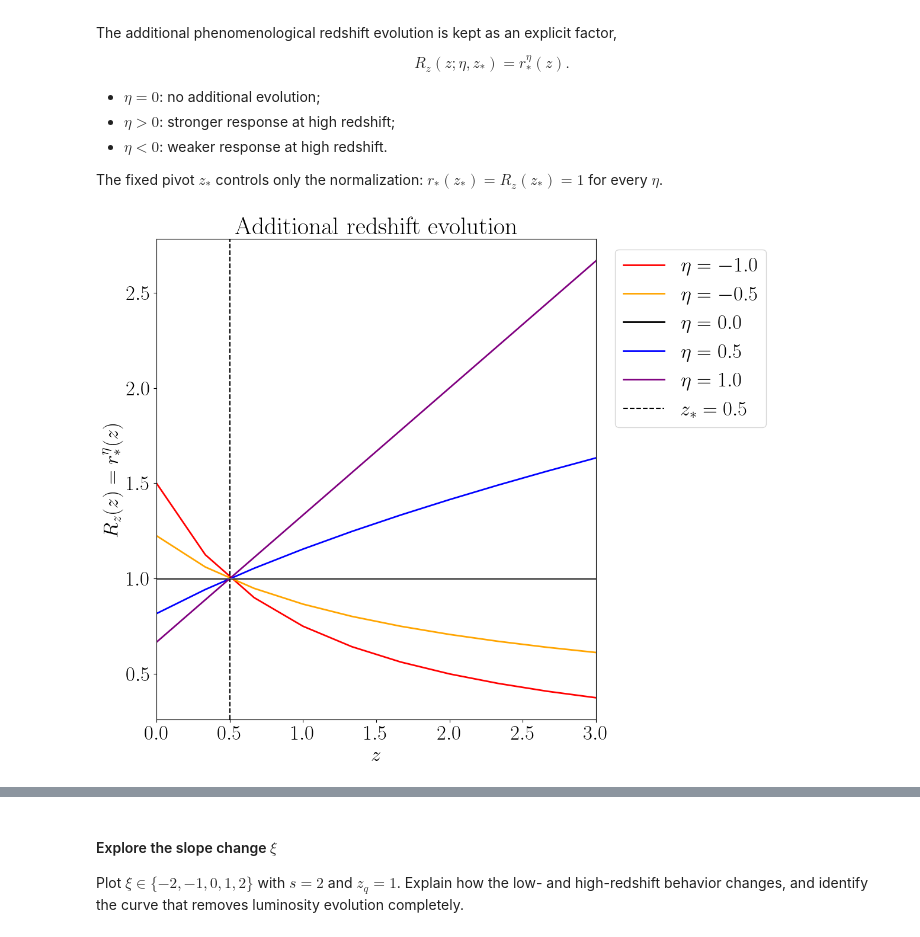
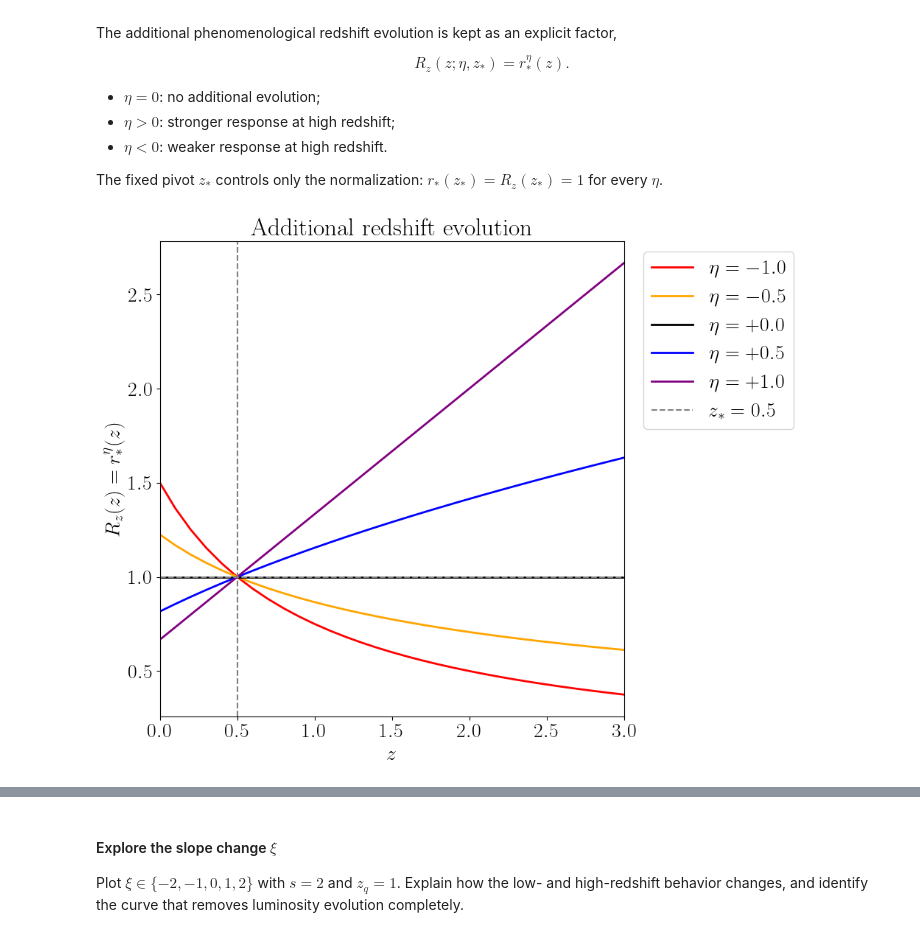
Before and after one commit to CosmoCloudZhang/IAFlowCloud, a Jupyter notebook: Code/NLA.ipynb, the cells around one changed output, grey strips where cells are left out. Drawn from its saved outputs; the diff is of its cells as text; code cells hidden in the pictures.

```diff
--- a/Code/NLA.ipynb
+++ b/Code/NLA.ipynb
@@ -179,13 +180,17 @@ from matplotlib import pyplot
 # %%
 pyplot.rcParams.update({
     "font.family": "Times New Roman",
-    "font.size": 25,
+    "font.size": 20,
     "text.usetex": True,
 })
+
+colour_list = ["red", "orange", "black", "blue", "purple"]
 # %%
 base_path = Path.cwd().parent if Path.cwd().name == "Code" else Path.cwd()
 code_path = base_path / "Code"
 data_path = base_path / "Data"
+figure_path = base_path / "Figure" / "NLA"
+figure_path.mkdir(parents=True, exist_ok=True)
 
 if str(code_path) not in sys.path:
     sys.path.insert(0, str(code_path))
@@ -193,6 +198,7 @@ if str(code_path) not in sys.path:
 print("Project directory:", base_path)
 print("Code directory:   ", code_path)
 print("Data directory:   ", data_path)
+print("Figure directory: ", figure_path)
 # %% [output]
 Project directory: /Users/s2227120/Downloads/IAFlowCloud
 Code directory:    /Users/s2227120/Downloads/IAFlowCloud/Code
@@ -249,8 +257,8 @@ cosmology = pyccl.cosmology.Cosmology(
 # %%
 z1 = 0.0
 z2 = 3.0
-z_size = 10
-z_grid = numpy.linspace(z1, z2, z_size)
+z_size = 30
+z_grid = numpy.linspace(z1, z2, z_size + 1)
 # %% [markdown]
 ---
 
@@ -320,42 +329,40 @@ The fixed pivot $z_\ast$ controls only the normalization:
 $r_\ast(z_\ast)=R_z(z_\ast)=1$ for every $\eta$.
 # %%
 eta_list = [-1.0, -0.5, 0.0, 0.5, 1.0]
-colour_list = ["red", "orange", "black", "blue", "purple"]
-r_star_grid = pivot_redshift_ratio(z_grid, z_star=Z_STAR)
 
-figure, plot = pyplot.subplots(figsize=(12, 10))
+figure, plot = pyplot.subplots(figsize=(10, 8))
 
 for eta, colour in zip(eta_list, colour_list):
     plot.plot(
         z_grid,
         redshift_factor(z_grid, eta=eta, z_star=Z_STAR),
         color=colour,
         linewidth=2,
-        label=rf"$\eta={eta}$",
+        label=rf"$\eta={eta:+}$",
+        rasterized=True,
     )
 
 plot.axvline(
     Z_STAR,
-    color="black",
+    color="grey",
     linestyle="--",
     label=rf"$z_\ast={Z_STAR}$",
+    rasterized=True,
 )
-plot.axhline(1.0, color="grey", linewidth=1)
+
+plot.axhline(1.0, color="grey", linestyle="--", rasterized=True)
+
 plot.set_xlim(z1, z2)
 plot.set_xlabel(r"$z$")
 plot.set_ylabel(r"$R_z(z)=r_\ast^\eta(z)$")
+
 plot.set_title("Additional redshift evolution")
 plot.legend(loc="upper left", bbox_to_anchor=(1.02, 1.0))
 
 figure.tight_layout()
-pyplot.show()
-
-assert numpy.allclose(
-    pivot_redshift_ratio(Z_STAR, z_star=Z_STAR),
-    1.0,
-)
+figure.savefig(figure_path / "Redshift_Evolution.pdf", dpi=512, bbox_inches="tight")
 # %% [output]
-[figure, old version]
+[figure, new version]
 # %% [markdown]
 ---
 
```
Also changed, not shown: parts of 27 cells of this notebook, 5 other files.
